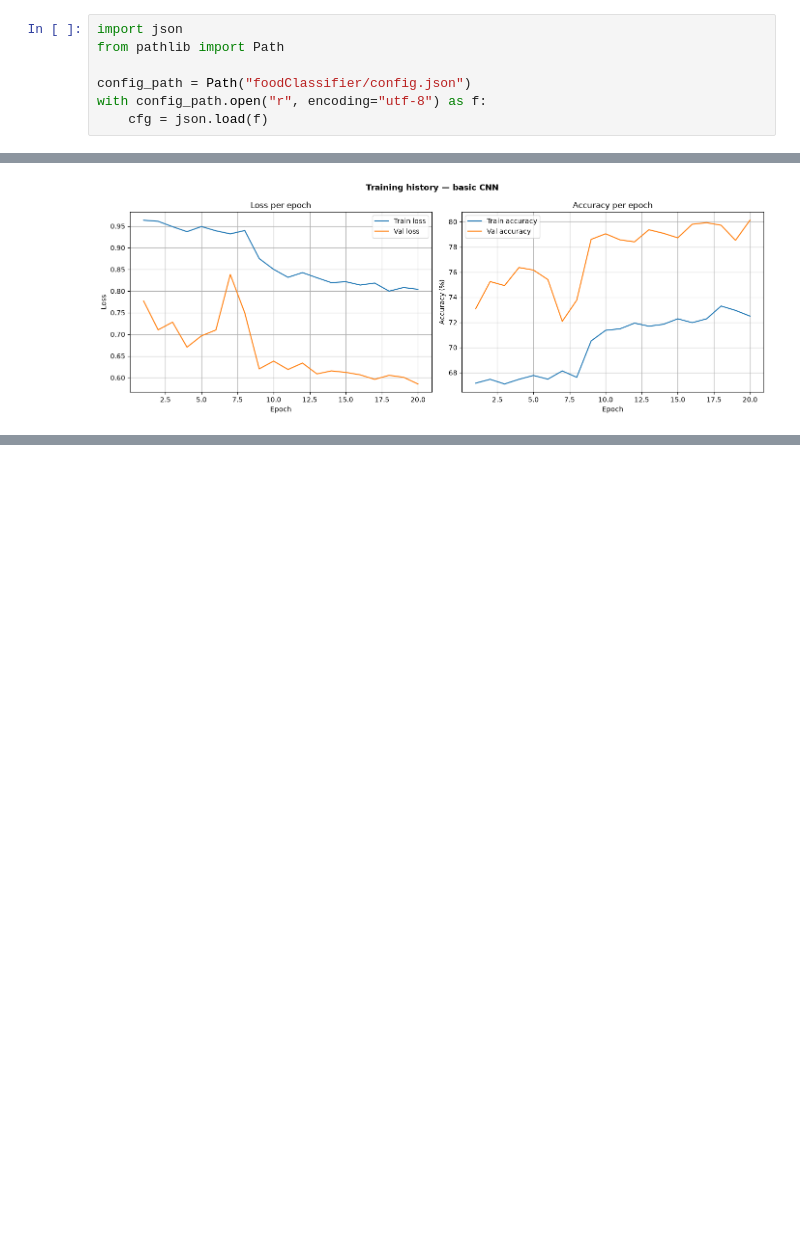
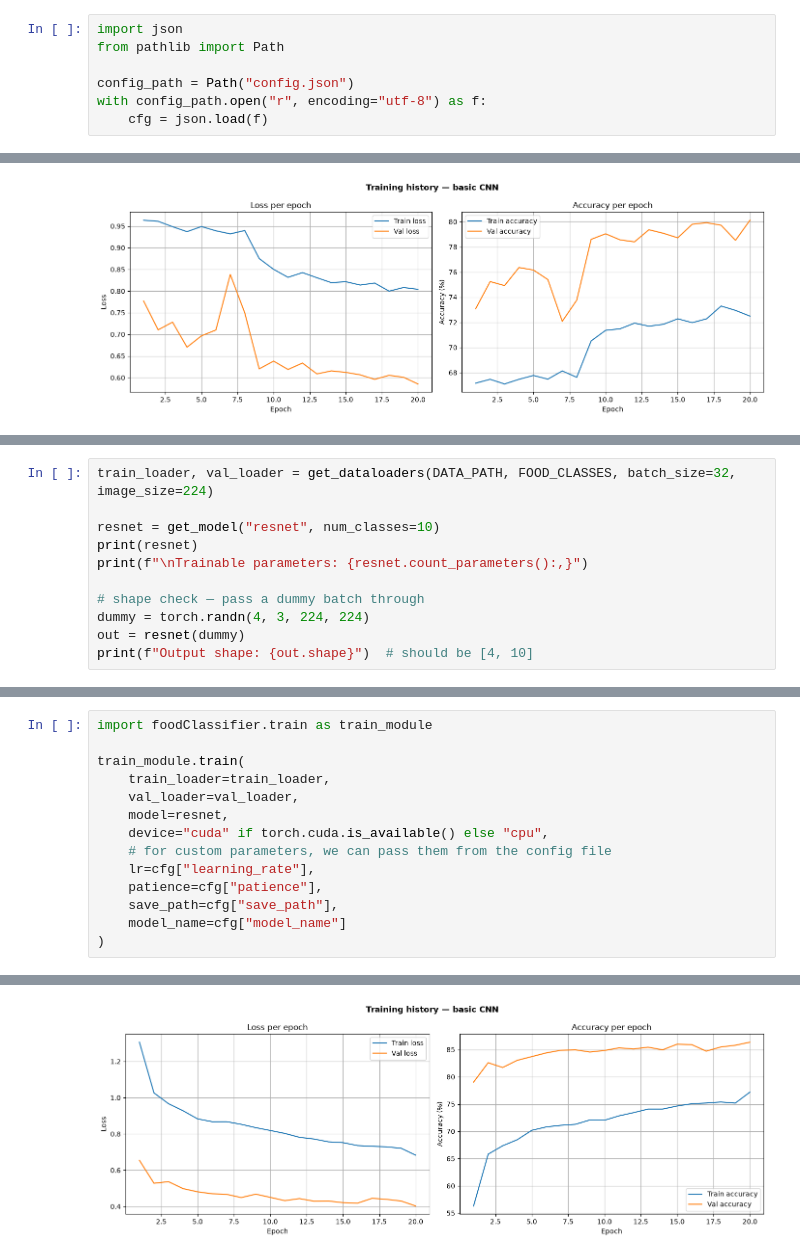
Before and after one commit to mfatir-y/food-classifier-pytorch, a Jupyter notebook: food-cnn.ipynb, the cells around one changed output, grey strips where cells are left out. Cells and saved outputs as stored; diff of their text form; blank space fills up the shorter version.

Commit message:
Added a Resnet model with custom weights and tested it in the notebook too

```diff
--- a/food-cnn.ipynb
+++ b/food-cnn.ipynb
@@ -167,7 +167,7 @@ Output shape: torch.Size([4, 10])
 import json
 from pathlib import Path
 
-config_path = Path("foodClassifier/config.json")
+config_path = Path("config.json")
 with config_path.open("r", encoding="utf-8") as f:
     cfg = json.load(f)
 # %%
@@ -205,0 +208,11 @@ Best val accuracy: 80.1%
+# %%
+train_loader, val_loader = get_dataloaders(DATA_PATH, FOOD_CLASSES, batch_size=32, image_size=224)
+
+resnet = get_model("resnet", num_classes=10)
+print(resnet)
+print(f"\nTrainable parameters: {resnet.count_parameters():,}")
+
+# shape check — pass a dummy batch through
+dummy = torch.randn(4, 3, 224, 224)
+out = resnet(dummy)
+print(f"Output shape: {out.shape}")  # should be [4, 10]
@@ -205,0 +238,15 @@ Best val accuracy: 80.1%
+# %%
+import foodClassifier.train as train_module
+
+train_module.train(
+    train_loader=train_loader,
+    val_loader=val_loader,
+    model=resnet,
+    device="cuda" if torch.cuda.is_available() else "cpu",
+    # for custom parameters, we can pass them from the config file
+    lr=cfg["learning_rate"],
+    patience=cfg["patience"],
+    save_path=cfg["save_path"],
+    model_name=cfg["model_name"]
+)
+# %% [output]
@@ -205,0 +270 @@ Best val accuracy: 80.1%
+[figure, added]
```
Also changed, not shown: parts of 5 cells of this notebook, 2 other files.
